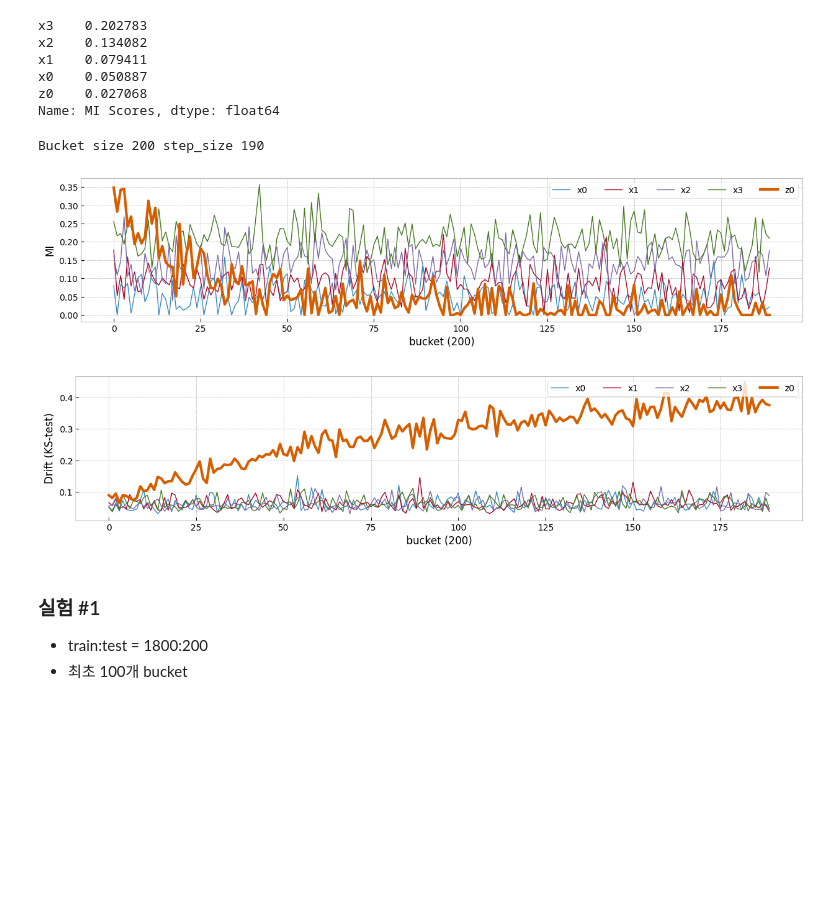
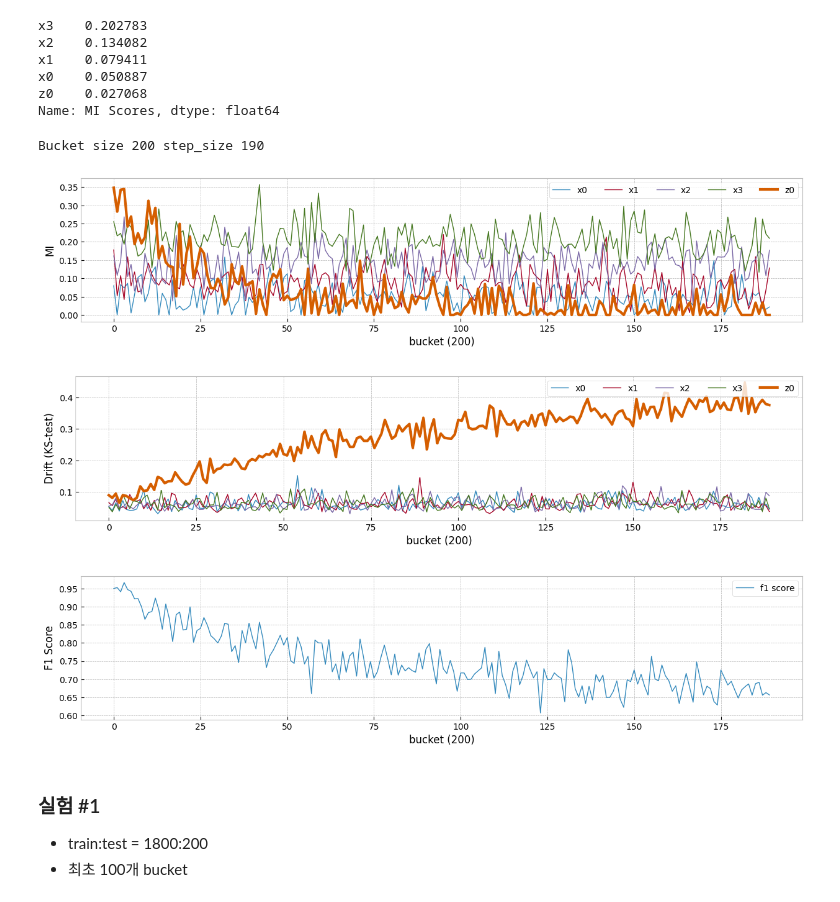
Before and after one commit to dolmani38/concept_drift, a Jupyter notebook: Sampling_testcode (1).ipynb, the cells around one changed output. Saved outputs shown, nothing was run; the diff lists cells and outputs as text; code cells hidden in the pictures; blank space fills up the shorter version.

```diff
--- a/Sampling_testcode (1).ipynb
+++ b/Sampling_testcode (1).ipynb
@@ -653,6 +656,7 @@ z0    0.027068
 Name: MI Scores, dtype: float64
 # %%
 from tqdm import tqdm
+from sklearn.ensemble import RandomForestClassifier
 
 bucket_size_array=[200]#[10,50,100,200]
 
@@ -662,9 +666,12 @@ scaler_c1 = StandardScaler()
 scaler_c1.fit(X[0:1800])
 X = pd.DataFrame(scaler_c1.transform(X), columns=columns)
 
+model = RandomForestClassifier(max_depth=6).fit(X[0:1800], y[0:1800])
+
 for bucket_size in bucket_size_array:
     MIS = {}
     DRF = {}
+    F1S = []
     for col in columns:
         MIS[col] = []
         DRF[col] = []
@@ -676,34 +683,47 @@ for bucket_size in bucket_size_array:
 
     for bk in tqdm(range(step_size)):
         #print(bk,step_size)
-        mi_scores = make_mi_scores(X[bk*bucket_size:bk*bucket_size+bucket_size], y[bk*bucket_size:bk*bucket_size+bucket_size], discrete_features="auto")
+        tmp_x = X[bk*bucket_size:bk*bucket_size+bucket_size]
+        tmp_y = y[bk*bucket_size:bk*bucket_size+bucket_size]
+        mi_scores = make_mi_scores(tmp_x,tmp_y , discrete_features="auto")
         ks = __ks_drift(X[0:1800].values,X[bk*bucket_size+2000:bk*bucket_size+bucket_size+2000].values)
+        predicted_y = model.predict(tmp_x)
+        f1_ = f1_score(tmp_y,(predicted_y > 0.5).astype(float))
+        F1S.append(f1_)
         for ix,col in enumerate(columns):
             MIS[col].append(mi_scores[col])
             DRF[col].append(ks[:,0][ix])
 
     df_mis = pd.DataFrame(MIS)
     df_drf = pd.DataFrame(DRF)
 
     plt.figure(figsize=main_figsize)
     plt.plot(df_mis[['x0','x1','x2','x3']].values,linewidth=1,label=['x0','x1','x2','x3'])
     plt.plot(df_mis['z0'].values,linewidth=3,label='z0')
     plt.ylabel('MI')
     plt.xlabel(f'bucket ({bucket_size})')
     plt.legend(loc=1,ncol=5)
     plt.show()
 
     plt.figure(figsize=main_figsize)
     plt.plot(df_drf[['x0','x1','x2','x3']].values,linewidth=1,label=['x0','x1','x2','x3'])
     plt.plot(df_drf['z0'].values,linewidth=3,label='z0')
     plt.ylabel('Drift (KS-test)')
     plt.xlabel(f'bucket ({bucket_size})')
     plt.legend(loc=1,ncol=5)
     plt.show()
+
+    plt.figure(figsize=main_figsize)
+    plt.plot(F1S,linewidth=1,label='f1 score')
+    plt.ylabel('F1 Score')
+    plt.xlabel(f'bucket ({bucket_size})')
+    plt.legend(loc=1)
+    plt.show()
 # %% [output]
 Bucket size 200 step_size 190
 [figure]
 [figure]
+[figure, added]
 # %% [markdown]
 ### 실험 #1
 + train:test = 1800:200
```
Also changed, not shown: parts of 9 cells of this notebook.
